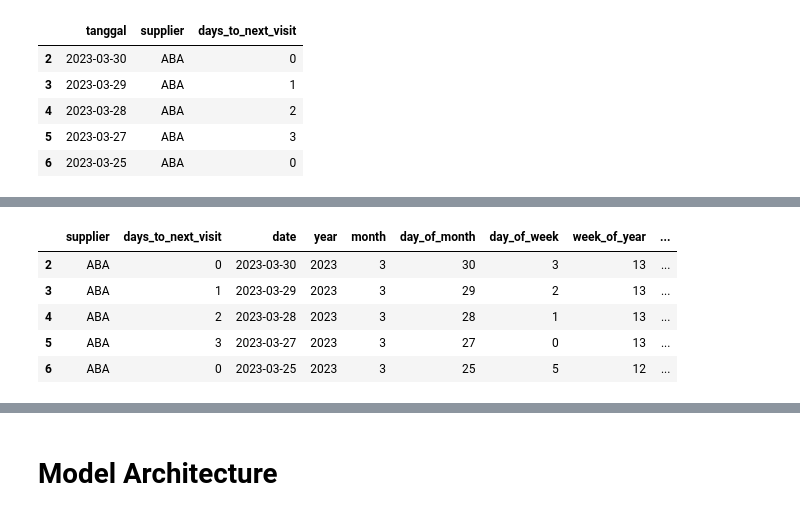
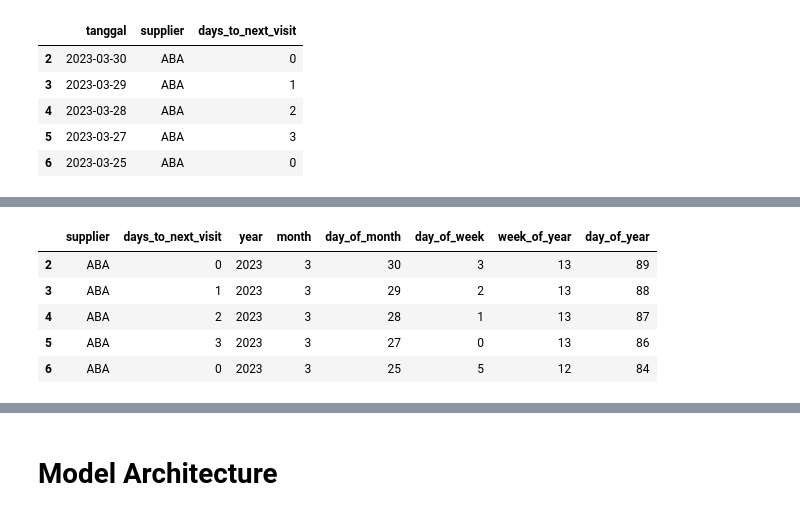
Before and after one commit to kassumanete/wawasan-capstone-ml, a Jupyter notebook: ml_modeling/supplier_schedule_model.ipynb, the cells around one changed output, grey strips where cells are left out. Saved outputs shown, nothing was run; the diff lists cells and outputs as text; code cells hidden in the pictures.

```diff
--- a/ml_modeling/supplier_schedule_model.ipynb
+++ b/ml_modeling/supplier_schedule_model.ipynb
@@ -24,5 +25,5 @@ To enable them in other operations, rebuild TensorFlow with the appropriate comp
 # %%
-filepath = 'data/supplier_dates.csv'#supplier schedule on remote server
-# filepath = '/content/drive/MyDrive/Documents/uni_work/Bangkit2023/batch1/capstone/repo/ml_modeling/supplier_dates.csv'
+# filepath = 'data/supplier_dates.csv'#supplier schedule on remote server
+filepath = '/content/drive/MyDrive/Documents/uni_work/Bangkit2023/batch1/capstone/repo/ml_modeling/supplier_dates.csv'
 df = pd.read_csv(filepath, dtype = {'tanggal':str,'supplier':str})
-#remove all punctuation from the supplier names
+df.head()
@@ -225,30 +266,31 @@ long_data.head()
 # %%
 #add a columns to extract the day of month, month, year, day of week, week of year and day of year
 def add_date(dataframe):
   """
   Adds columns to extract the date, month, year, day of week, week of year and day of year
   Args:
     dataframe (dataframe): dataframe containing the dates
 
   Returns:
     df (dataframe): dataframe containing the dates with the added columns
   """
   dataframe = dataframe.copy()
   dataframe['date'] = pd.to_datetime(dataframe['tanggal'])
   dataframe['year'] = dataframe['date'].dt.year
   dataframe['month'] = dataframe['date'].dt.month
   dataframe['day_of_month'] = dataframe['date'].dt.day
   dataframe['day_of_week'] = dataframe['date'].dt.dayofweek
   dataframe['week_of_year'] = dataframe['date'].dt.isocalendar().week
   dataframe['day_of_year'] = dataframe['date'].dt.dayofyear
   return dataframe
 day_features_extracted = add_date(long_data)
 day_features_extracted.pop('tanggal')
+day_features_extracted.pop('date')
 day_features_extracted.head()
 # %% [output]
-|  | supplier | days_to_next_visit | date | year | month | day_of_month | day_of_week | week_of_year | ... |
-| 2 | ABA | 0 | 2023-03-30 | 2023 | 3 | 30 | 3 | 13 | ... |
-| 3 | ABA | 1 | 2023-03-29 | 2023 | 3 | 29 | 2 | 13 | ... |
-| 4 | ABA | 2 | 2023-03-28 | 2023 | 3 | 28 | 1 | 13 | ... |
-| 5 | ABA | 3 | 2023-03-27 | 2023 | 3 | 27 | 0 | 13 | ... |
-| 6 | ABA | 0 | 2023-03-25 | 2023 | 3 | 25 | 5 | 12 | ... |
+|  | supplier | days_to_next_visit | year | month | day_of_month | day_of_week | week_of_year | day_of_year |
+| 2 | ABA | 0 | 2023 | 3 | 30 | 3 | 13 | 89 |
+| 3 | ABA | 1 | 2023 | 3 | 29 | 2 | 13 | 88 |
+| 4 | ABA | 2 | 2023 | 3 | 28 | 1 | 13 | 87 |
+| 5 | ABA | 3 | 2023 | 3 | 27 | 0 | 13 | 86 |
+| 6 | ABA | 0 | 2023 | 3 | 25 | 5 | 12 | 84 |
```
Also changed, not shown: parts of 45 cells of this notebook, 12 other files.
